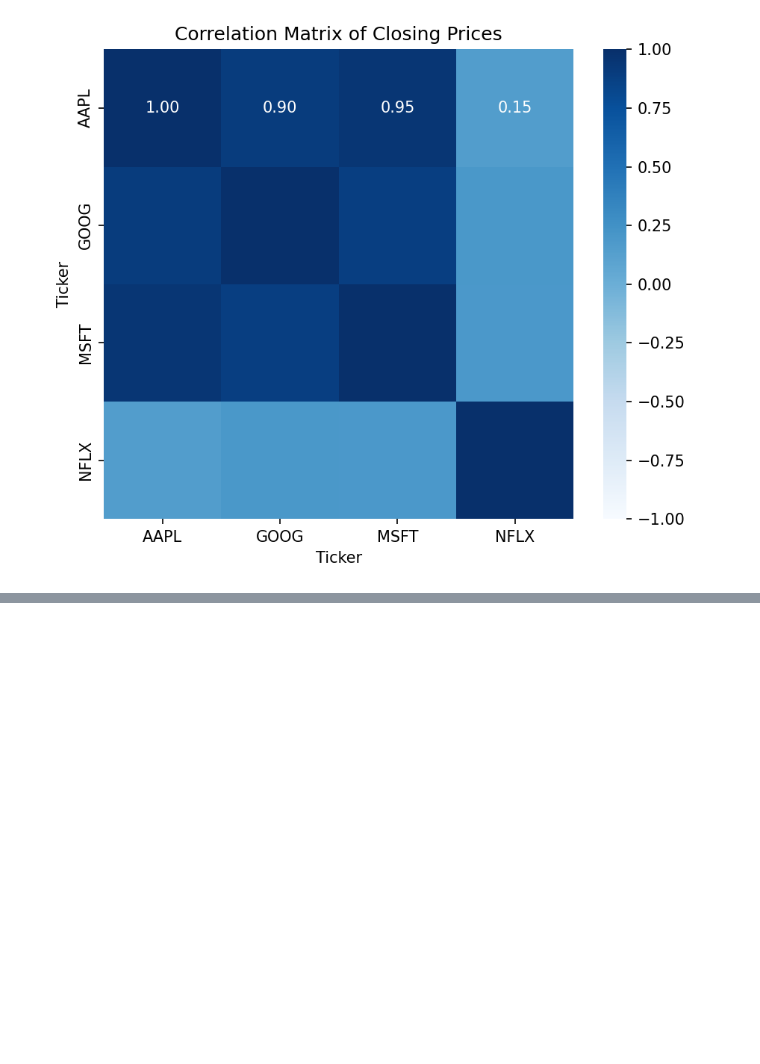
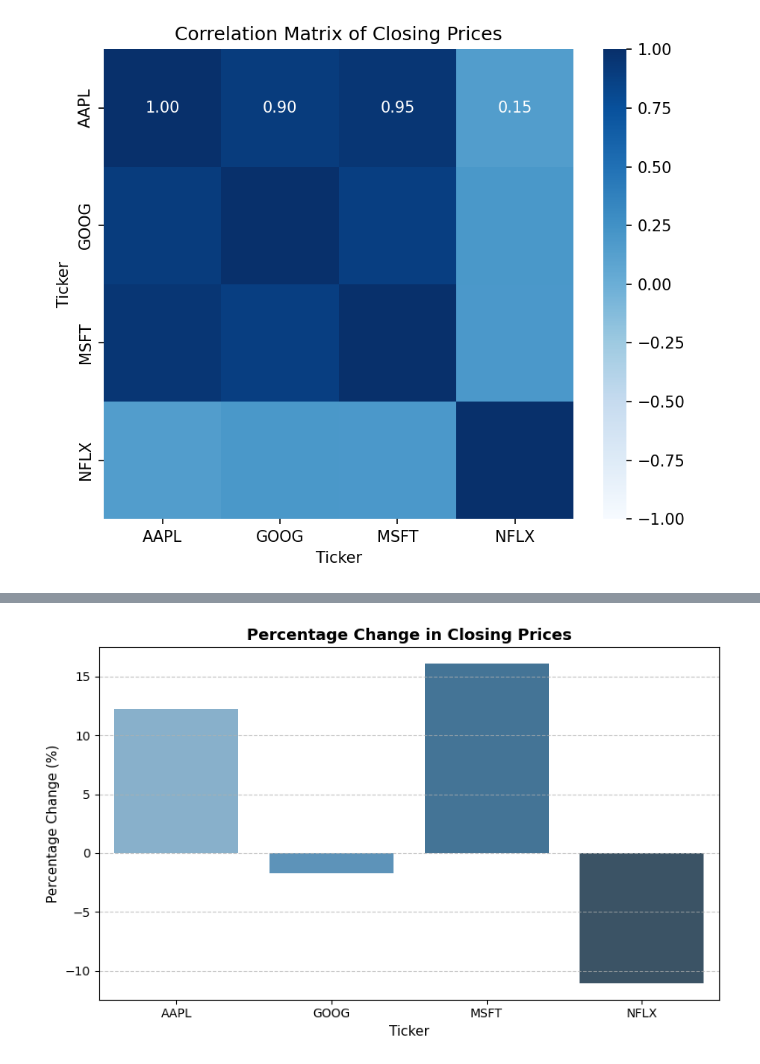
Before and after one commit to DonnahM/Quantitative-Analysis-of-Stocks., a Jupyter notebook: Quantitative_Financial_Insights.ipynb, the cells around one changed output, grey strips where cells are left out. Drawn from its saved outputs; the diff is of its cells as text; code cells hidden in the pictures; blank space fills up the shorter version.

```diff
--- a/Quantitative_Financial_Insights.ipynb
+++ b/Quantitative_Financial_Insights.ipynb
@@ -193,0 +198,14 @@ These variations in correlation highlight how even within the technology space,
+# %%
+# Comparative Analysis
+percenatge_change = ((pivot_data.iloc[-1] - pivot_data.iloc[0]) / pivot_data.iloc[0]) * 100
+
+plt.figure(figsize=(8,5))
+sns.barplot(x=percenatge_change.index, y=percenatge_change.values, palette="Blues_d")
+plt.title('Percentage Change in Closing Prices', fontsize=13, weight='bold')
+plt.xlabel('Ticker', fontsize=11)
+plt.ylabel('Percentage Change (%)', fontsize=11)
+plt.grid(axis='y', linestyle='--', alpha=0.7)
+plt.tight_layout()
+plt.show()
+# %% [output]
+[figure, added]
```
Also changed, not shown: parts of 7 cells of this notebook, 1 other file.
